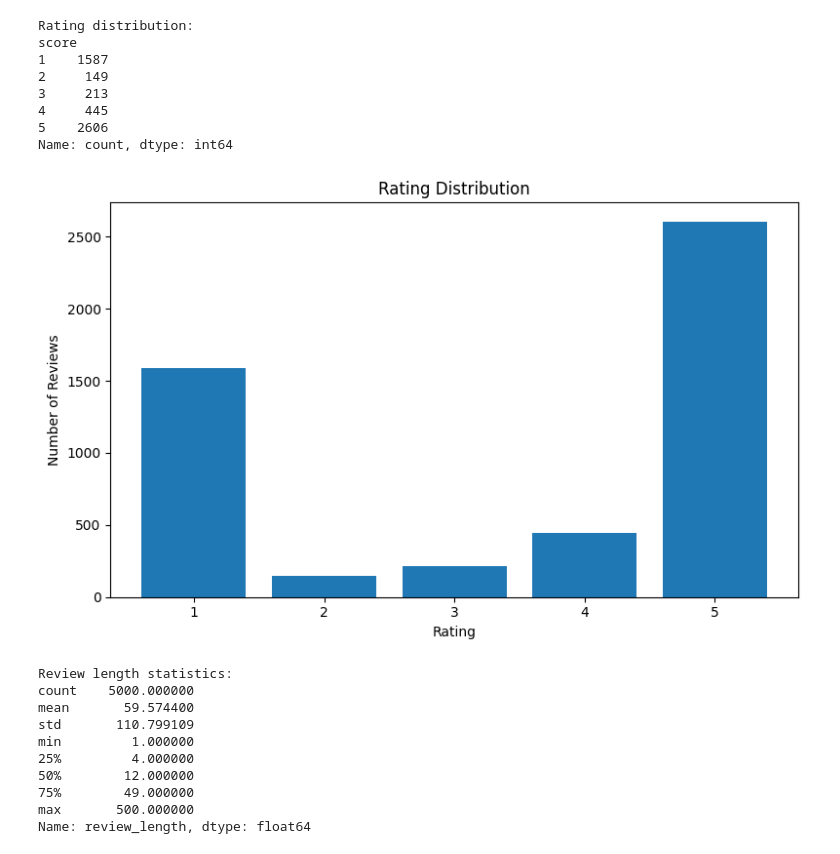
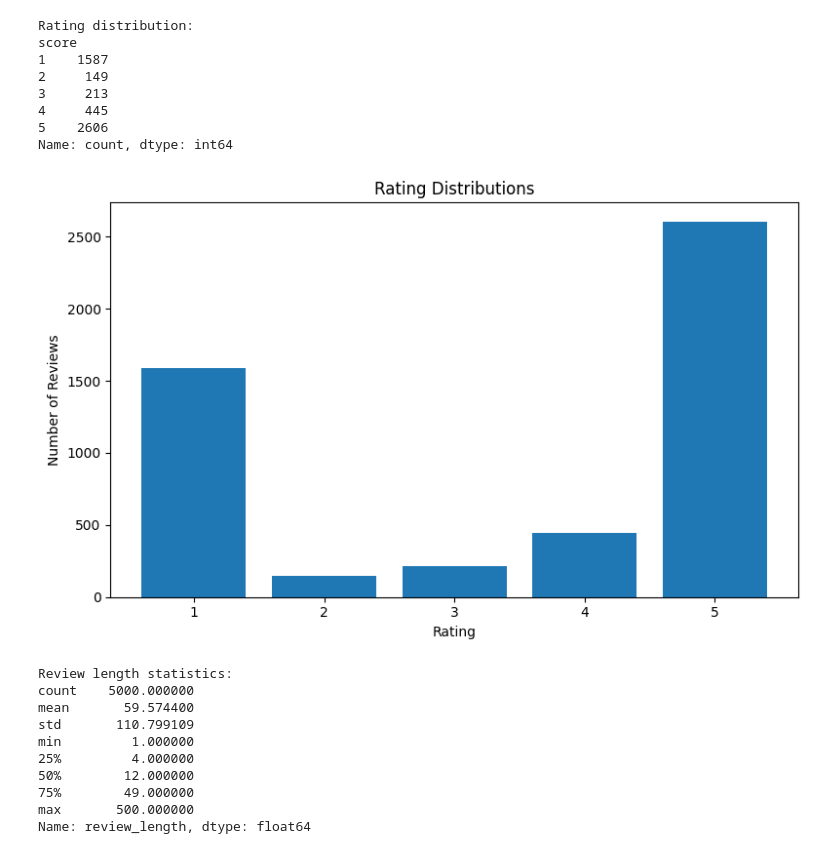
Before and after one commit to Arpita-3/NLP-Customer-Review-Complaint-Analyzer, a Jupyter notebook: src/jupyter_files/phase 03 nlp_processing.ipynb, the cells around one changed output. Saved outputs shown, nothing was run; the diff lists cells and outputs as text; code cells hidden in the pictures.

```diff
--- a/src/jupyter_files/phase 03 nlp_processing.ipynb
+++ b/src/jupyter_files/phase 03 nlp_processing.ipynb
@@ -85,21 +85,21 @@ Name: count, dtype: int64
 # %%
 import matplotlib.pyplot as plt
 
 plt.figure(figsize=(8, 5))
 
 plt.bar(
     rating_counts.index.astype(str),
     rating_counts.values
 )
 
-plt.title("Rating Distribution")
+plt.title("Rating Distributions")
 plt.xlabel("Rating")
 plt.ylabel("Number of Reviews")
 
 plt.tight_layout()
 plt.show()
 # %% [output]
-[figure, old version]
+[figure, new version]
 # %%
 df["review_length"] = df["content"].astype(str).str.len()
 
```
